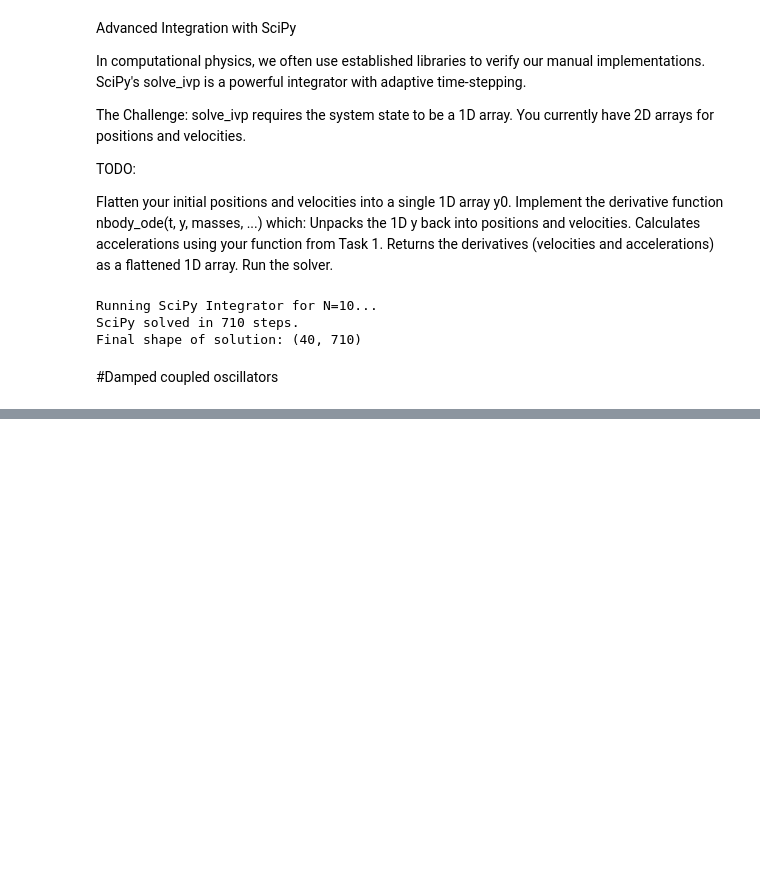
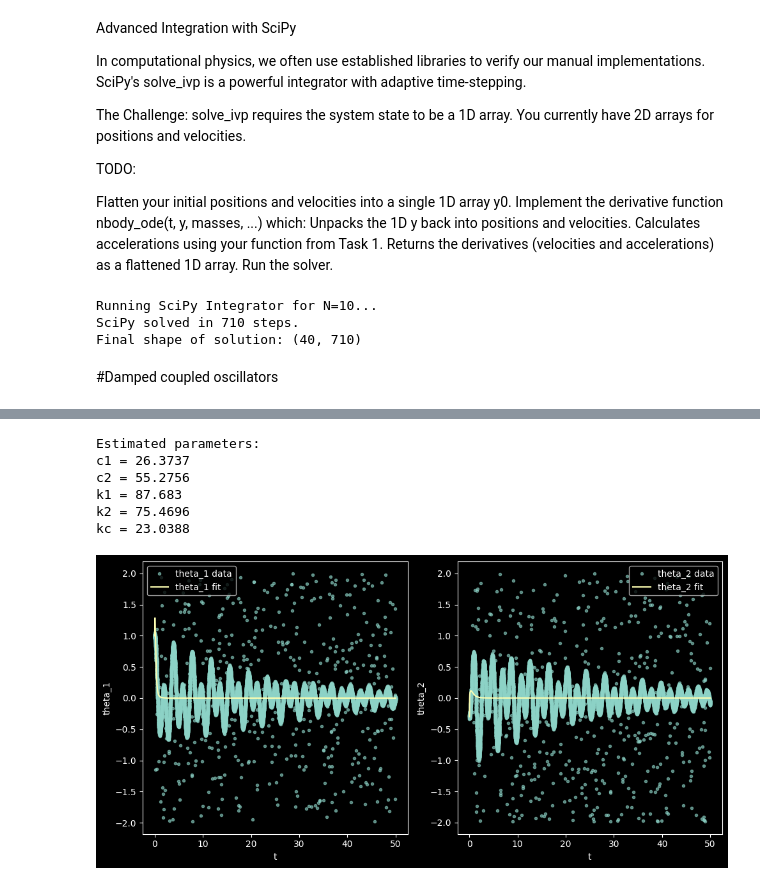
Before and after one commit to IamAnubhavDash/MnP_Assignment, a Jupyter notebook: mnp_assgn.ipynb, the cells around one changed output, grey strips where cells are left out. Cells and saved outputs as stored; diff of their text form; code cells hidden in the pictures; blank space fills up the shorter version.

```diff
--- a/mnp_assgn.ipynb
+++ b/mnp_assgn.ipynb
@@ -385,15 +393,10 @@ from scipy.integrate import solve_ivp
 from scipy.optimize import least_squares
 import matplotlib.pyplot as plt
 
-# load CSV (tries data.csv first, falls back to datae.csv)
+# loading  CSV
 import os
-if os.path.exists("data.csv"):
-    filename = "data.csv"
-elif os.path.exists("datae.csv"):
+if os.path.exists("datae.csv"):
     filename = "datae.csv"
-else:
-    raise FileNotFoundError("Neither data.csv nor datae.csv found in working directory.")
-df = pd.read_csv(filename)
 
 # ensure columns are numeric and sorted by time (column named t or first column)
 if "t" in df.columns:
@@ -404,7 +407,7 @@ df[time_col] = pd.to_numeric(df[time_col], errors="coerce")
 df = df.dropna(subset=[time_col]).reset_index(drop=True)
 df = df.sort_values(by=time_col).reset_index(drop=True)
 
-# map angle columns (accept common names)
+# mapping the angle column
 possible_theta1 = ["theta_1", "theta1", "theta_01", "theta_1.0"]
 possible_theta2 = ["theta_2", "theta2", "theta_02", "theta_2.0"]
 theta1_col = next((c for c in df.columns if c in possible_theta1), None)
@@ -418,13 +421,13 @@ t_data = df[time_col].values
 theta1_data = pd.to_numeric(df[theta1_col], errors="coerce").values
 theta2_data = pd.to_numeric(df[theta2_col], errors="coerce").values
 
-# drop rows with NaNs in the required columns
+# droping the rows with NaNs in the required columns
 mask = (~np.isnan(t_data)) & (~np.isnan(theta1_data)) & (~np.isnan(theta2_data))
 t_data = t_data[mask]
 theta1_data = theta1_data[mask]
 theta2_data = theta2_data[mask]
 
-# compute numerical derivatives for initial velocity guesses
+# computing numerical derivatives for initial velocity guesses
 dt = np.mean(np.diff(t_data)) if len(t_data) > 1 else 1.0
 theta1_dot = np.gradient(theta1_data, t_data)
 theta2_dot = np.gradient(theta2_data, t_data)
@@ -473,31 +476,39 @@ c1, c2, k1, k2, kc = result.x
 
 # final solve with fitted parameters
 sol = simulate(result.x)
 th1_fit = sol.y[0]
 th2_fit = sol.y[1]
 
 print("Estimated parameters:")
 print(f"c1 = {c1:.6g}")
 print(f"c2 = {c2:.6g}")
 print(f"k1 = {k1:.6g}")
 print(f"k2 = {k2:.6g}")
 print(f"kc = {kc:.6g}")
 
-# plotting measured vs fitted
+# plotting
 plt.figure(figsize=(10, 5))
 plt.subplot(1, 2, 1)
 plt.plot(t_data, theta1_data, ".", label="theta_1 data", alpha=0.6)
 plt.plot(t_data, th1_fit, "-", label="theta_1 fit")
 plt.xlabel("t")
 plt.ylabel("theta_1")
 plt.legend()
 
 plt.subplot(1, 2, 2)
 plt.plot(t_data, theta2_data, ".", label="theta_2 data", alpha=0.6)
 plt.plot(t_data, th2_fit, "-", label="theta_2 fit")
 plt.xlabel("t")
 plt.ylabel("theta_2")
 plt.legend()
 
 plt.tight_layout()
 plt.show()
+# %% [output]
+Estimated parameters:
+c1 = 26.3737
+c2 = 55.2756
+k1 = 87.683
+k2 = 75.4696
+kc = 23.0388
+[figure, added]
```
Also changed, not shown: parts of 3 cells of this notebook.
